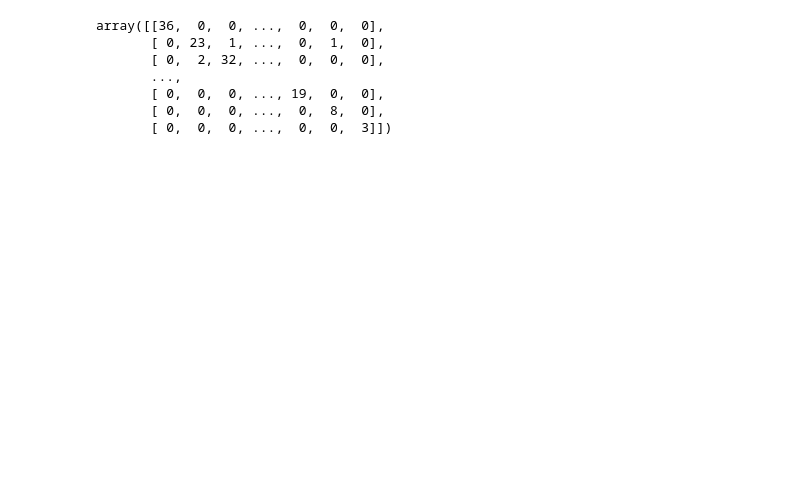
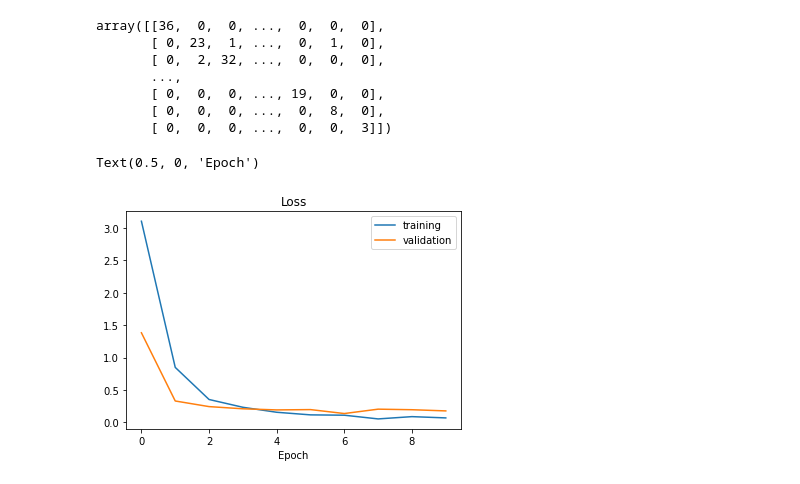
Before and after one commit to directedbyshawn/Hands-Free, a Jupyter notebook: traffic-sign-recognition.ipynb, the cells around one changed output. Drawn from its saved outputs; the diff is of its cells as text; code cells hidden in the pictures; blank space fills up the shorter version.

Commit message:
add plots of results

```diff
--- a/traffic-sign-recognition.ipynb
+++ b/traffic-sign-recognition.ipynb
@@ -203,3 +220,12 @@ array([[36,  0,  0, ...,  0,  0,  0],
        [ 0,  0,  0, ..., 19,  0,  0],
        [ 0,  0,  0, ...,  0,  8,  0],
        [ 0,  0,  0, ...,  0,  0,  3]])
+# %%
+plt.plot(history.history['loss'])
+plt.plot(history.history['val_loss'])
+plt.legend(['training','validation'])
+plt.title('Loss')
+plt.xlabel('Epoch')
+# %% [output]
+Text(0.5, 0, 'Epoch')
+[figure, added]
```
Also changed, not shown: parts of 7 cells of this notebook, 1 other file.
